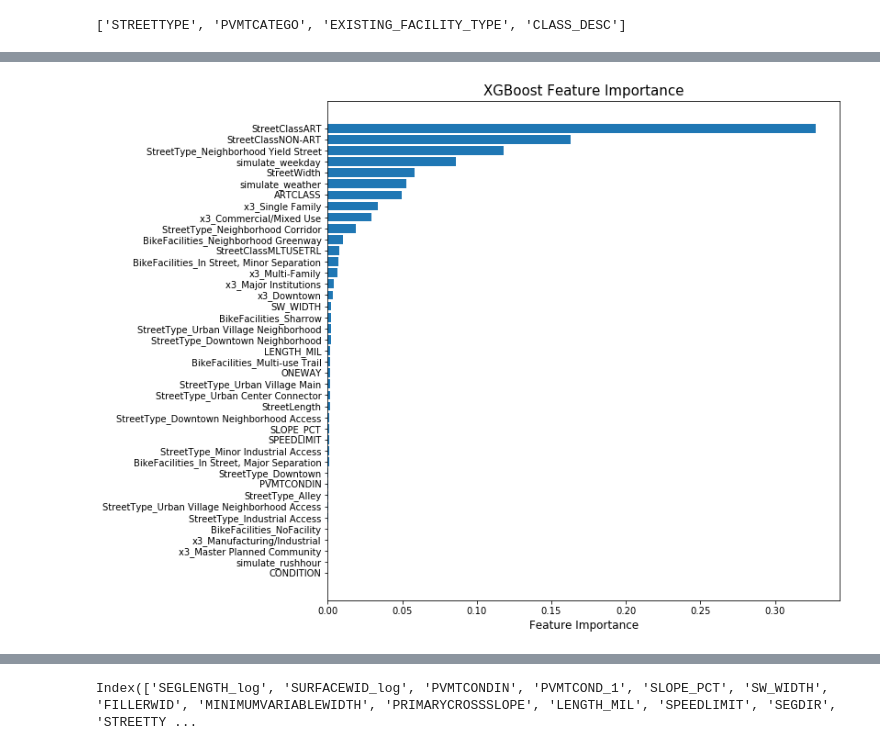
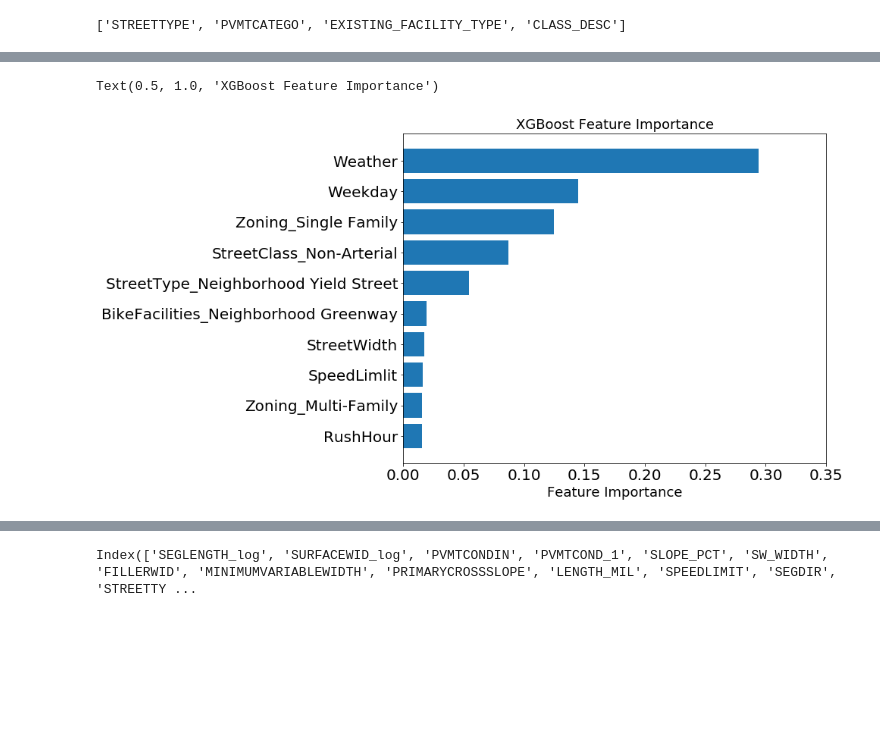
Before and after one commit to zhen-zh/bike, a Jupyter notebook: model.ipynb, the cells around one changed output, grey strips where cells are left out. Cells and saved outputs as stored; diff of their text form; code cells hidden in the pictures; blank space fills up the shorter version.

```diff
--- a/model.ipynb
+++ b/model.ipynb
@@ -1219,0 +1136,5 @@ len(f_imp)
+# %%
+filename = './Results/xg_beta_oct14.sav'
+#pickle.dump(xg_beta.best_estimator_, open(filename, 'wb'))
+#xg_ord = pickle.load(open(filename, 'rb'))
+xg_beta = pickle.load(open(filename, 'rb'))
@@ -1219,0 +1171,3 @@ len(f_imp)
+# %%
+cat_name  = xg_beta.best_estimator_.named_steps['columntransformer'].transformers_[1][1].named_steps['onehot'].get_feature_names()
+featurename = np.array(np.concatenate(( np.array(numeric_features), cat_name, ordinal_features)))
@@ -1220,14 +1180,21 @@ len(f_imp)
+# %%
+f_imp = xg_beta.best_estimator_['xgbclassifier'].feature_importances_
 # %%
 categorical_features
 # %% [output]
 ['STREETTYPE', 'PVMTCATEGO', 'EXISTING_FACILITY_TYPE', 'CLASS_DESC']
 # %%
-
+#f_imp
 
 for i in np.arange(0,len(featurename)):
     featurename[i] = featurename[i].\
-     replace('x0_', 'StreetType_').replace('x1_', 'StreetClass_').replace('x2_', 'BikeFacilities_').\
-     replace('x4_', 'Zoning_').replace('SEGLENGTH_log', 'StreetLength').replace('SURFACEWID_log', 'StreetWidth').\
-     replace('SURFACEWID_log', 'StreetWidth')
+      replace('x0_', 'StreetType_').replace('x1_', 'StreetClass_').replace('x2_', 'BikeFacilities_').\
+      replace('x3_', 'Zoning_').\
+      replace('SPEEDLIMIT', 'SpeedLimlit').replace('simulate_weekday', 'Weekday').\
+      replace('SURFACEWID_log', 'StreetWidth').replace('simulate_weather', 'Weather').\
+      replace('NON-ART', 'Non-Arterial').replace('ART', 'Arterial').replace('SW_WIDTH', 'SidewalkWidth').\
+    replace('MLTUSETRL', 'Multiuse').replace('simulate_rushhour', 'RushHour')
 
-print(featurename)
+
+
+#print(featurename)
@@ -1253,14 +1201,19 @@ print(featurename)
 # %%
+
+
 feat_imp = pd.DataFrame({
-    'Feature': featurename[np.argsort(f_imp)[:]],
-    'Importance': np.sort(f_imp)[:]
+    'Feature': featurename[np.argsort(f_imp)[-10:]],
+    'Importance': np.sort(f_imp)[-10:]
 }).sort_values('Importance', ascending=False)
 
-plt.figure(figsize=(10,10))
-plt.barh(y = feat_imp['Feature'], width=feat_imp['Importance'][:])
+plt.rc('font', size=20)
+plt.figure(figsize=(10,8))
+plt.barh(y = feat_imp['Feature'], width=feat_imp['Importance'][-10:])
 plt.gca().invert_yaxis()
-plt.xlabel('Feature Importance',  fontsize=12)
-plt.title('XGBoost Feature Importance', fontsize=15)
-plt.savefig('Feature Importance_xgboost.png')
+plt.xlabel('Feature Importance',  fontsize=18)
+plt.xticks(np.arange(0, 0.40, 0.05))
+plt.title('XGBoost Feature Importance', fontsize=18)
+#plt.savefig('Feature Importance_xgboost.png')
 # %% [output]
+Text(0.5, 1.0, 'XGBoost Feature Importance')
-[figure, old version]
+[figure, new version]
```
Also changed, not shown: parts of 248 cells of this notebook, 6 other files.
